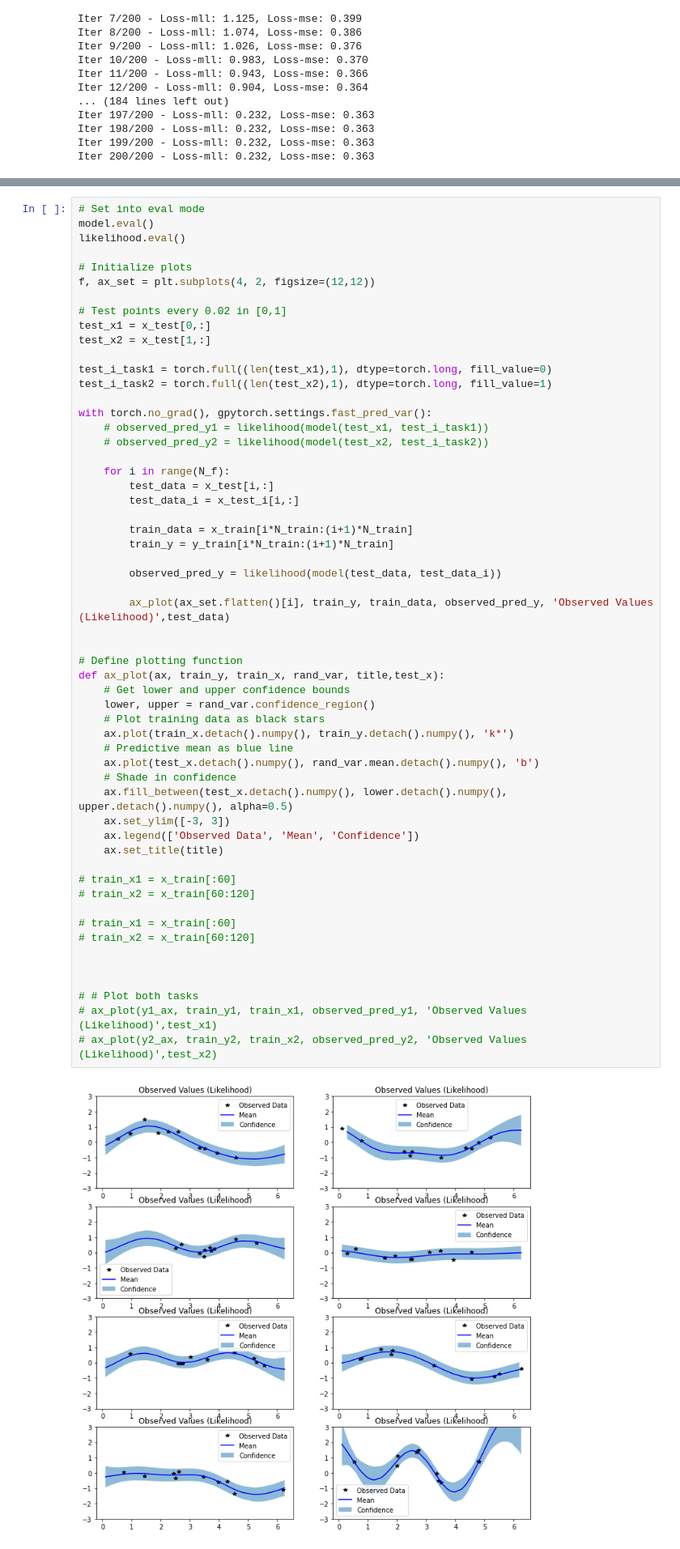
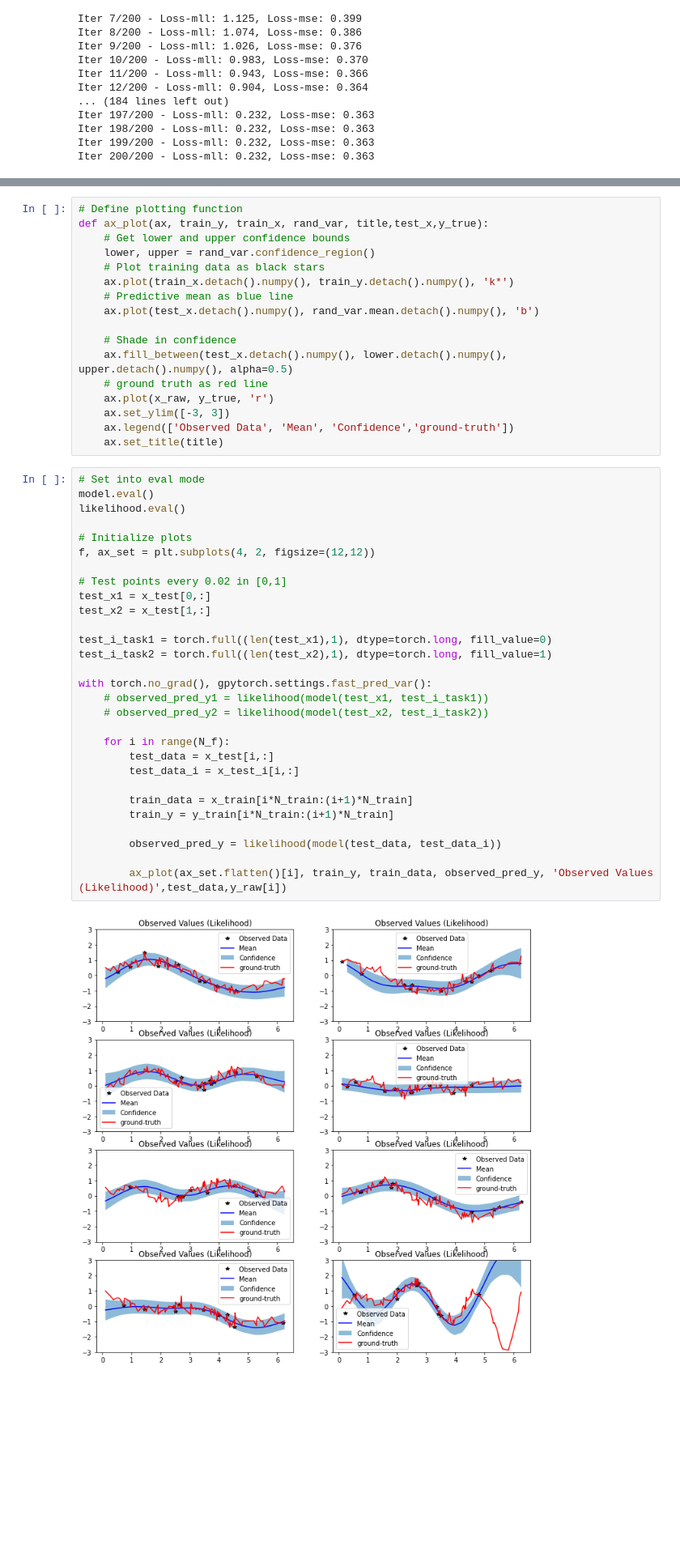
Before and after one commit to xuangu-fang/Diffusion-based-TS-Imputation, a Jupyter notebook: baseline/multi_task_GP_simu.ipynb, the cells around one changed output, grey strips where cells are left out. Shown: that part at 81% size. Saved outputs shown, nothing was run; the diff lists cells and outputs as text; blank space fills up the shorter version.

Commit message:
figure

```diff
--- a/baseline/multi_task_GP_simu.ipynb
+++ b/baseline/multi_task_GP_simu.ipynb
@@ -128,58 +128,48 @@ ax_set.flatten()[0]
+# %%
+# Define plotting function
+def ax_plot(ax, train_y, train_x, rand_var, title,test_x,y_true):
+    # Get lower and upper confidence bounds
+    lower, upper = rand_var.confidence_region()
+    # Plot training data as black stars
+    ax.plot(train_x.detach().numpy(), train_y.detach().numpy(), 'k*')
+    # Predictive mean as blue line
+    ax.plot(test_x.detach().numpy(), rand_var.mean.detach().numpy(), 'b')
+
+    # Shade in confidence
+    ax.fill_between(test_x.detach().numpy(), lower.detach().numpy(), upper.detach().numpy(), alpha=0.5)
+    # ground truth as red line
+    ax.plot(x_raw, y_true, 'r')
+    ax.set_ylim([-3, 3])
+    ax.legend(['Observed Data', 'Mean', 'Confidence','ground-truth'])
+    ax.set_title(title)
 # %%
 # Set into eval mode
 model.eval()
 likelihood.eval()
 
 # Initialize plots
 f, ax_set = plt.subplots(4, 2, figsize=(12,12))
 
 # Test points every 0.02 in [0,1]
 test_x1 = x_test[0,:]
 test_x2 = x_test[1,:]
 
 test_i_task1 = torch.full((len(test_x1),1), dtype=torch.long, fill_value=0)
 test_i_task2 = torch.full((len(test_x2),1), dtype=torch.long, fill_value=1)
 
 with torch.no_grad(), gpytorch.settings.fast_pred_var():
     # observed_pred_y1 = likelihood(model(test_x1, test_i_task1))
     # observed_pred_y2 = likelihood(model(test_x2, test_i_task2))
 
     for i in range(N_f):
         test_data = x_test[i,:]
         test_data_i = x_test_i[i,:]
 
         train_data = x_train[i*N_train:(i+1)*N_train]
         train_y = y_train[i*N_train:(i+1)*N_train]
 
         observed_pred_y = likelihood(model(test_data, test_data_i))
 
-        ax_plot(ax_set.flatten()[i], train_y, train_data, observed_pred_y, 'Observed Values (Likelihood)',test_data)
-
-
-# Define plotting function
-def ax_plot(ax, train_y, train_x, rand_var, title,test_x):
-    # Get lower and upper confidence bounds
-    lower, upper = rand_var.confidence_region()
-    # Plot training data as black stars
-    ax.plot(train_x.detach().numpy(), train_y.detach().numpy(), 'k*')
-    # Predictive mean as blue line
-    ax.plot(test_x.detach().numpy(), rand_var.mean.detach().numpy(), 'b')
-    # Shade in confidence
-    ax.fill_between(test_x.detach().numpy(), lower.detach().numpy(), upper.detach().numpy(), alpha=0.5)
-    ax.set_ylim([-3, 3])
-    ax.legend(['Observed Data', 'Mean', 'Confidence'])
-    ax.set_title(title)
-
-# train_x1 = x_train[:60]
-# train_x2 = x_train[60:120]
-
-# train_x1 = x_train[:60]
-# train_x2 = x_train[60:120]
-
-
-
-# # Plot both tasks
-# ax_plot(y1_ax, train_y1, train_x1, observed_pred_y1, 'Observed Values (Likelihood)',test_x1)
-# ax_plot(y2_ax, train_y2, train_x2, observed_pred_y2, 'Observed Values (Likelihood)',test_x2)
+        ax_plot(ax_set.flatten()[i], train_y, train_data, observed_pred_y, 'Observed Values (Likelihood)',test_data,y_raw[i])
 # %% [output]
-[figure, old version]
+[figure, new version]
```
Also changed, not shown: parts of 2 cells of this notebook.
